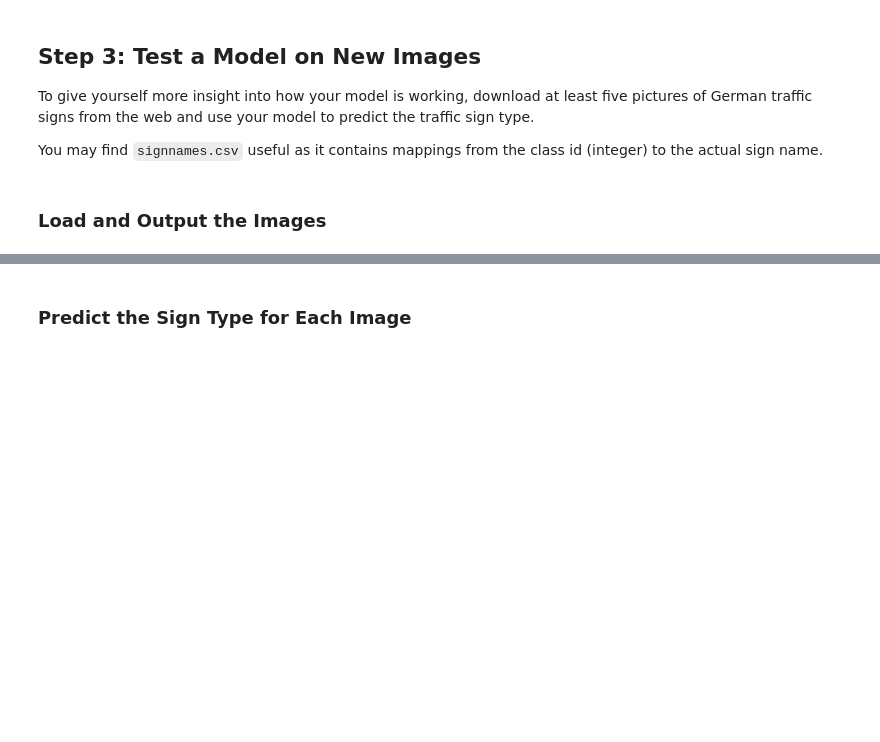
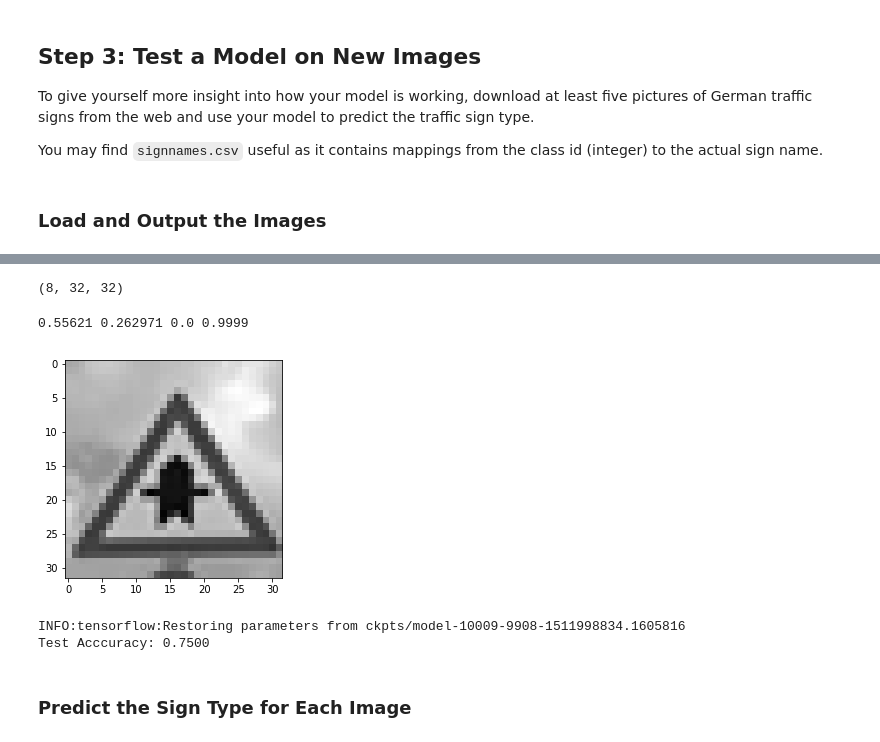
Before and after one commit to sidroopdaska/SelfDrivingCar, a Jupyter notebook: TrafficSignClassifier/Traffic_Sign_Classifier.ipynb, the cells around one changed output, grey strips where cells are left out. Cells and saved outputs as stored; diff of their text form; code cells hidden in the pictures; blank space fills up the shorter version.

Commit message:
updated to account for different scales of test images

```diff
--- a/TrafficSignClassifier/Traffic_Sign_Classifier.ipynb
+++ b/TrafficSignClassifier/Traffic_Sign_Classifier.ipynb
@@ -856,7 +856,7 @@ def get_image_paths(dirname):
     files = ['{}/{}'.format(dirname, f) for f in files]
     return files
 
-X_prod_image_paths = get_image_paths('./images_1')
+X_prod_image_paths = get_image_paths('./images_3')
 print(X_prod_image_paths)
 print()
 print('Total # images: {}'.format(len(X_prod_image_paths)))
@@ -901,26 +949,35 @@ def rgb2gray(X):
     X = 0.2989 * X[...,0] + 0.5870 * X[...,1] + 0.1140 * X[...,2]
     return X
 
-X_prod = rgb2gray(mean_normalisation(X_prod))
+# X_prod = rgb2gray(mean_normalisation(X_prod))
+X_prod = rgb2gray(X_prod)
 X_prod.shape
+# %% [output]
+(8, 32, 32)
 # %%
 plt.imshow(X_prod[0], cmap='gray')
 print(X_prod.mean(), X_prod.std(), X_prod.min(), X_prod.max())
 # 1
-y_prod = np.asarray([14, 14, 11, 25, 40, 28])
+# y_prod = np.asarray([14, 14, 11, 25, 40, 28])
 # 3
-# y_prod = np.asarray([11, 3, 1, 12, 38, 34, 18, 25])
+y_prod = np.asarray([11, 3, 1, 12, 38, 34, 18, 25])
 # 2
 # y_prod = np.asarray([17, 1, 5, 9, 35, 35, 1, 2, 14])
 # 4
 # y_prod = np.asarray([11, 12, 14, 17, 25, 33])
 
 assert(len(X_prod) == len(y_prod))
+# %% [output]
+0.55621 0.262971 0.0 0.9999
+[figure, added]
 # %%
 with tf.Session() as session:
     saver.restore(session, 'ckpts/model-10009-9908-1511998834.1605816')
     accuracy_test = evaluate(X_prod, y_prod)
     print("Test Acccuracy: {:.4f}".format(accuracy_test))
+# %% [output]
+INFO:tensorflow:Restoring parameters from ckpts/model-10009-9908-1511998834.1605816
+Test Acccuracy: 0.7500
 # %% [markdown]
 ### Predict the Sign Type for Each Image
 # %%
```
Also changed, not shown: parts of 5 cells of this notebook.
